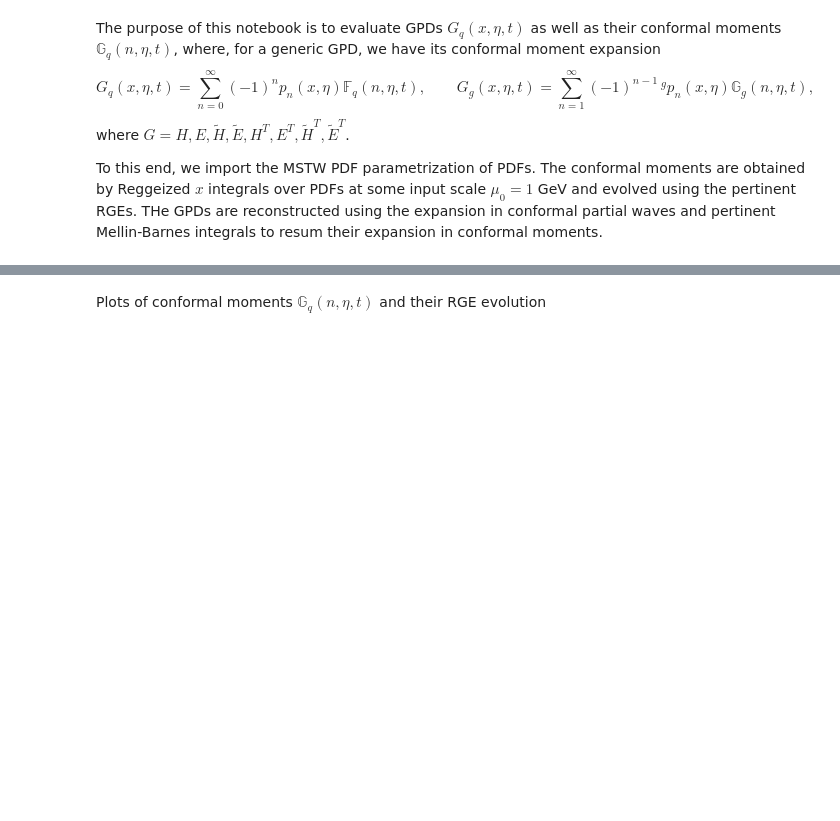
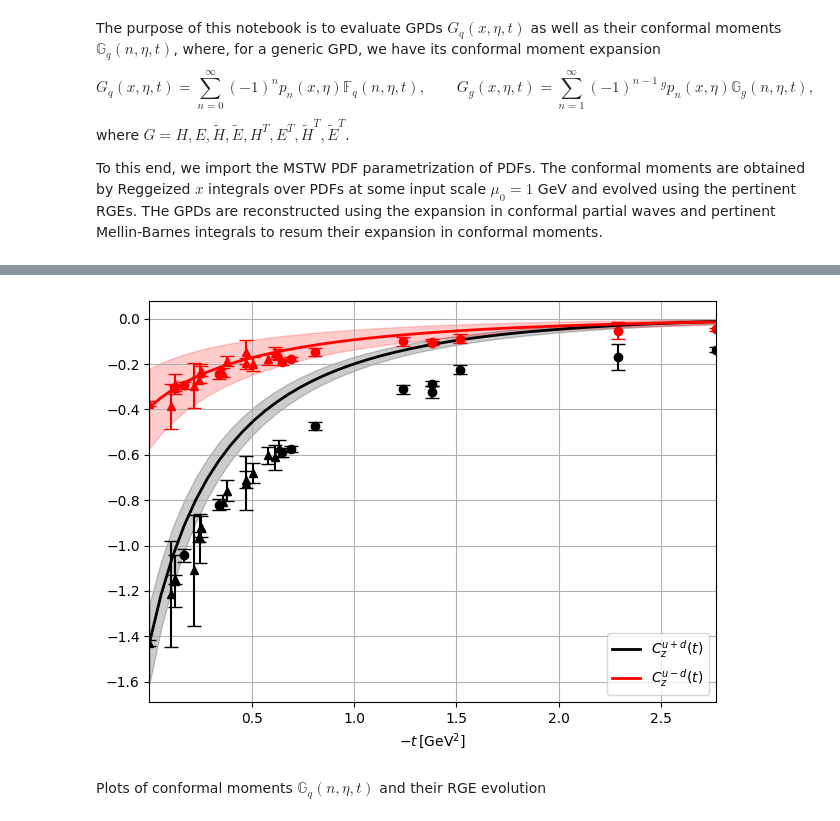
Before and after one commit to HechenMountain/stringy-gpds, a Jupyter notebook: StringBasedGPD.ipynb, the cells around one changed output, grey strips where cells are left out. Saved outputs shown, nothing was run; the diff lists cells and outputs as text; code cells hidden in the pictures; blank space fills up the shorter version.

```diff
--- a/StringBasedGPD.ipynb
+++ b/StringBasedGPD.ipynb
@@ -51,3 +53,7 @@ np.set_printoptions(linewidth=200)
+# %%
+plot_spin_orbit_correlation()
+# %% [output]
+[figure, added]
 # %% [markdown]
 Plots of conformal moments $\mathbb{G}_q(n,\eta,t)$ and their RGE evolution
 # %% [markdown]
```
Also changed, not shown: parts of 20 cells of this notebook, 1 other file.
